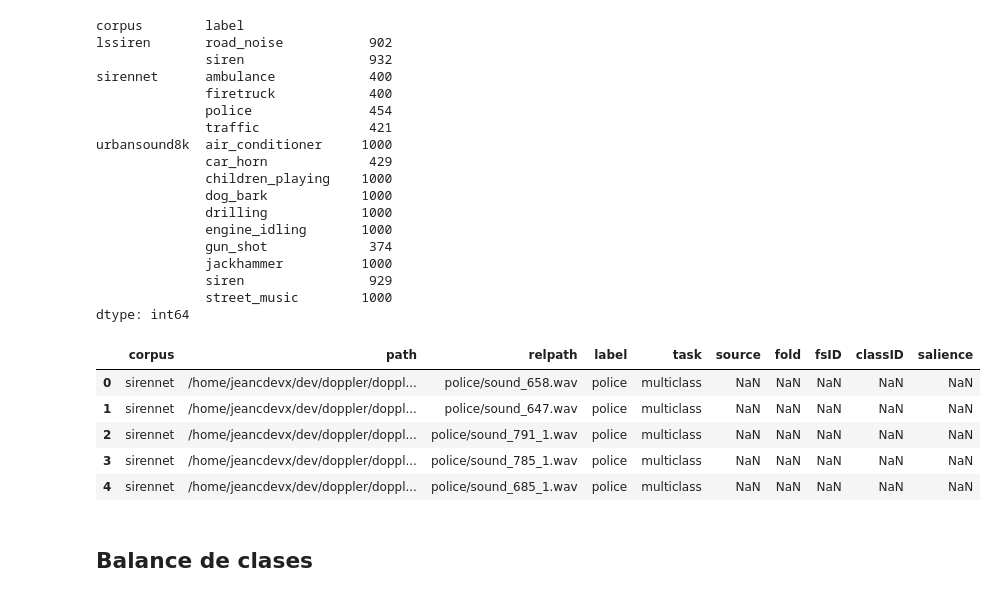
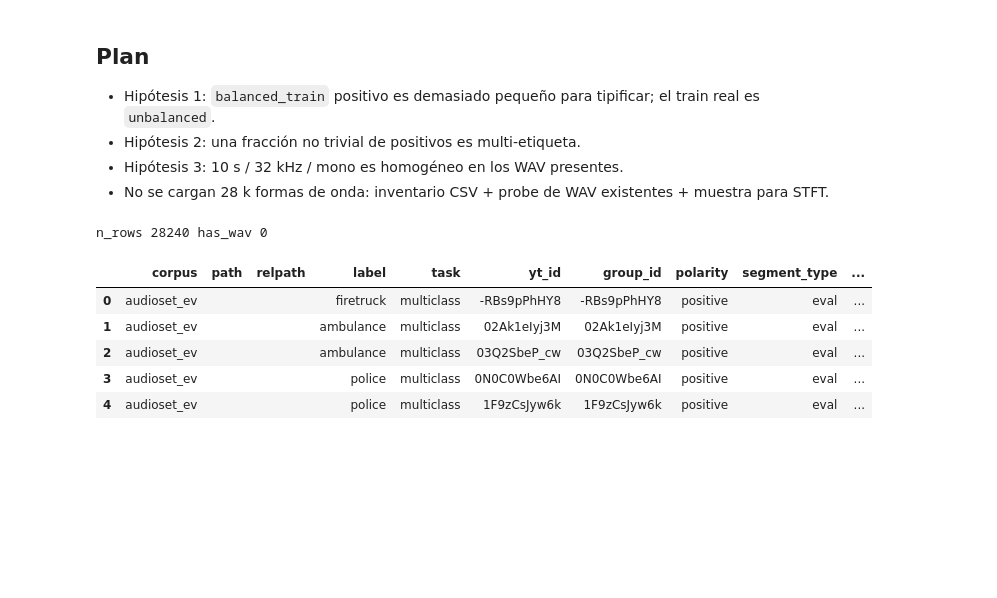
Before and after one commit to jeancdevx/doppler-ml, a Jupyter notebook: notebooks/02_exploracion.ipynb, the cells around one changed output. Cells and saved outputs as stored; diff of their text form; code cells hidden in the pictures; blank space fills up the shorter version.

```diff
--- a/notebooks/02_exploracion.ipynb
+++ b/notebooks/02_exploracion.ipynb
@@ -35,6 +35,7 @@ CORPUS_SLUGS = {
     "sirennet": ("sirennet",),
     "lssiren": ("lssiren",),
     "urbansound8k": ("urbansound8k",),
+    "audioset_ev": ("audioset_ev", "audioset-ev"),
 }
 
 
@@ -72,12 +73,14 @@ class CorpusPaths:
     sirennet: Path | None
     lssiren: Path | None
     urbansound8k: Path | None
+    audioset_ev: Path | None
 
     def available(self) -> dict[str, Path]:
         found = {
             "sirennet": self.sirennet,
             "lssiren": self.lssiren,
             "urbansound8k": self.urbansound8k,
+            "audioset_ev": self.audioset_ev,
         }
         return {key: path for key, path in found.items() if path is not None}
 
@@ -87,6 +90,7 @@ def corpus_paths() -> CorpusPaths:
         sirennet=resolve_corpus("sirennet"),
         lssiren=resolve_corpus("lssiren"),
         urbansound8k=resolve_corpus("urbansound8k"),
+        audioset_ev=resolve_corpus("audioset_ev"),
     )
 
 
@@ -493,60 +751,39 @@ def stft_db(clip: AudioClip, n_fft: int = 1024, hop: int = 256) -> tuple[np.ndar
+# %% [markdown]
+## Plan
+
+- Hipótesis 1: `balanced_train` positivo es demasiado pequeño para tipificar; el train real es `unbalanced`.
+- Hipótesis 2: una fracción no trivial de positivos es multi-etiqueta.
+- Hipótesis 3: 10 s / 32 kHz / mono es homogéneo en los WAV presentes.
+- No se cargan 28 k formas de onda: inventario CSV + probe de WAV existentes + muestra para STFT.
 # %%
 import numpy as np
 import pandas as pd
 import matplotlib
 
 matplotlib.use("Agg")
 import matplotlib.pyplot as plt
 import seaborn as sns
 
 sns.set_theme(style="whitegrid", context="notebook")
-rng = np.random.default_rng(SEED)
 FIG = figures_dir()
 TAB = tables_dir()
 plt.rcParams["figure.dpi"] = 120
 
-inv_path = TAB / "file_inventory.csv"
-if inv_path.exists():
-    inventory = pd.read_csv(inv_path)
+paths = corpus_paths()
+if paths.audioset_ev is None:
+    ev = pd.DataFrame()
+    print("AudioSet-EV no montado. Ejecuta scripts/download_corpora.py --corpus audioset_ev")
 else:
-    paths = corpus_paths()
-    frames = []
-    if paths.sirennet:
-        frames.append(scan_sirennet(paths.sirennet))
-    if paths.lssiren:
-        frames.append(scan_lssiren(paths.lssiren))
-    if paths.urbansound8k:
-        frames.append(scan_urbansound8k(paths.urbansound8k))
-    inventory = pd.concat(frames, ignore_index=True) if frames else pd.DataFrame()
-    if not inventory.empty:
-        inventory.to_csv(inv_path, index=False)
+    ev = scan_audioset_ev(paths.audioset_ev)
+    ev.to_csv(TAB / "audioset_ev_index.csv", index=False)
 
-print(inventory.groupby(["corpus", "label"]).size() if not inventory.empty else "inventory empty")
-inventory.head()
+print("n_rows", len(ev), "has_wav", int(ev["has_wav"].sum()) if not ev.empty and "has_wav" in ev.columns else 0)
+ev.head()
 # %% [output]
-corpus        label
-lssiren       road_noise           902
-              siren                932
-sirennet      ambulance            400
-              firetruck            400
-              police               454
-              traffic              421
-urbansound8k  air_conditioner     1000
-              car_horn             429
-              children_playing    1000
-              dog_bark            1000
-              drilling            1000
-              engine_idling       1000
-              gun_shot             374
-              jackhammer          1000
-              siren                929
-              street_music        1000
-dtype: int64
+n_rows 28240 has_wav 0
-|  | corpus | path | relpath | label | task | source | fold | fsID | classID | salience |
-| 0 | sirennet | /home/jeancdevx/dev/doppler/doppl... | police/sound_658.wav | police | multiclass | NaN | NaN | NaN | NaN | NaN |
-| 1 | sirennet | /home/jeancdevx/dev/doppler/doppl... | police/sound_647.wav | police | multiclass | NaN | NaN | NaN | NaN | NaN |
-| 2 | sirennet | /home/jeancdevx/dev/doppler/doppl... | police/sound_791_1.wav | police | multiclass | NaN | NaN | NaN | NaN | NaN |
-| 3 | sirennet | /home/jeancdevx/dev/doppler/doppl... | police/sound_785_1.wav | police | multiclass | NaN | NaN | NaN | NaN | NaN |
-| 4 | sirennet | /home/jeancdevx/dev/doppler/doppl... | police/sound_685_1.wav | police | multiclass | NaN | NaN | NaN | NaN | NaN |
+|  | corpus | path | relpath | label | task | yt_id | group_id | polarity | segment_type | ... |
+| 0 | audioset_ev |  |  | firetruck | multiclass | -RBs9pPhHY8 | -RBs9pPhHY8 | positive | eval | ... |
+| 1 | audioset_ev |  |  | ambulance | multiclass | 02Ak1eIyj3M | 02Ak1eIyj3M | positive | eval | ... |
+| 2 | audioset_ev |  |  | ambulance | multiclass | 03Q2SbeP_cw | 03Q2SbeP_cw | positive | eval | ... |
+| 3 | audioset_ev |  |  | police | multiclass | 0N0C0Wbe6AI | 0N0C0Wbe6AI | positive | eval | ... |
+| 4 | audioset_ev |  |  | police | multiclass | 1F9zCsJyw6k | 1F9zCsJyw6k | positive | eval | ... |
-# %% [markdown]
-## Balance de clases
```
Also changed, not shown: parts of 22 cells of this notebook, 3 other files.
